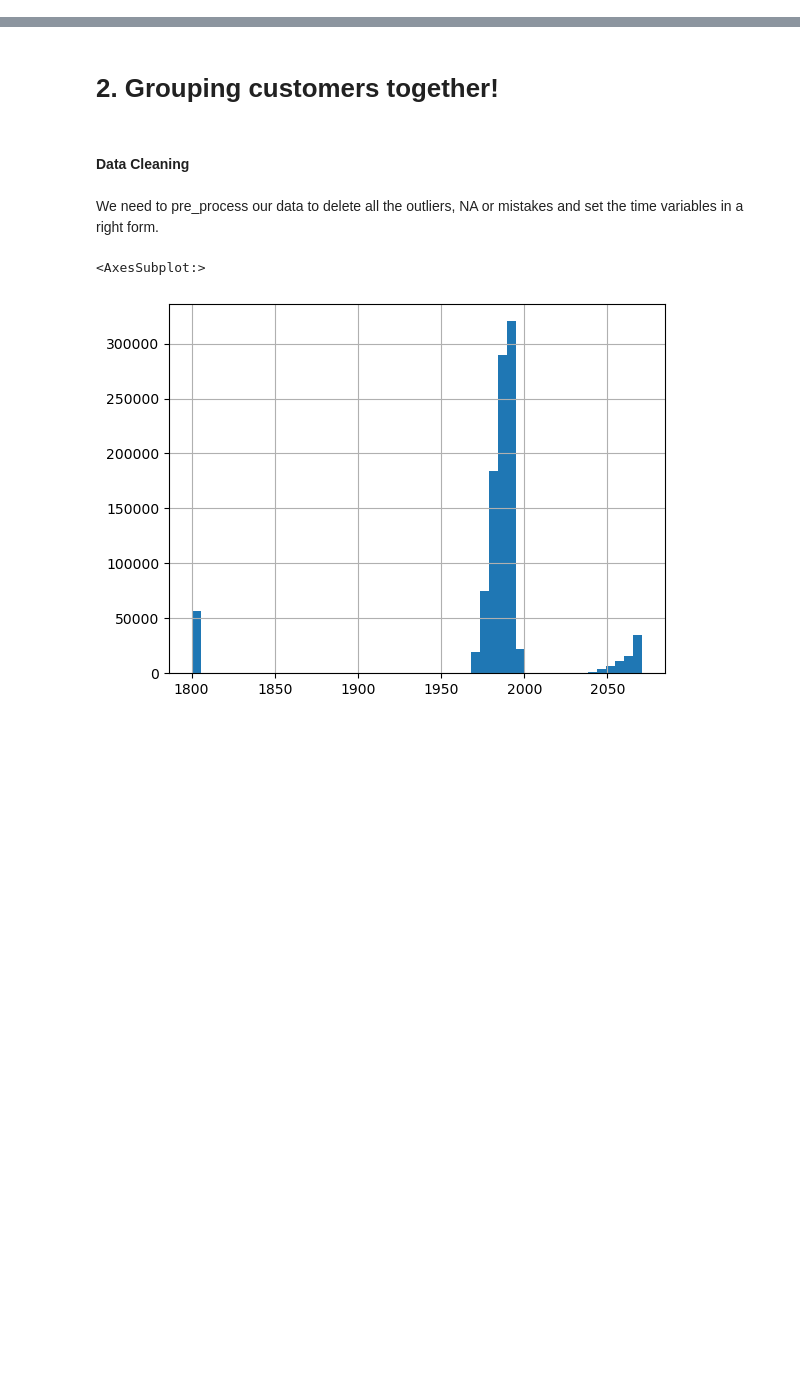
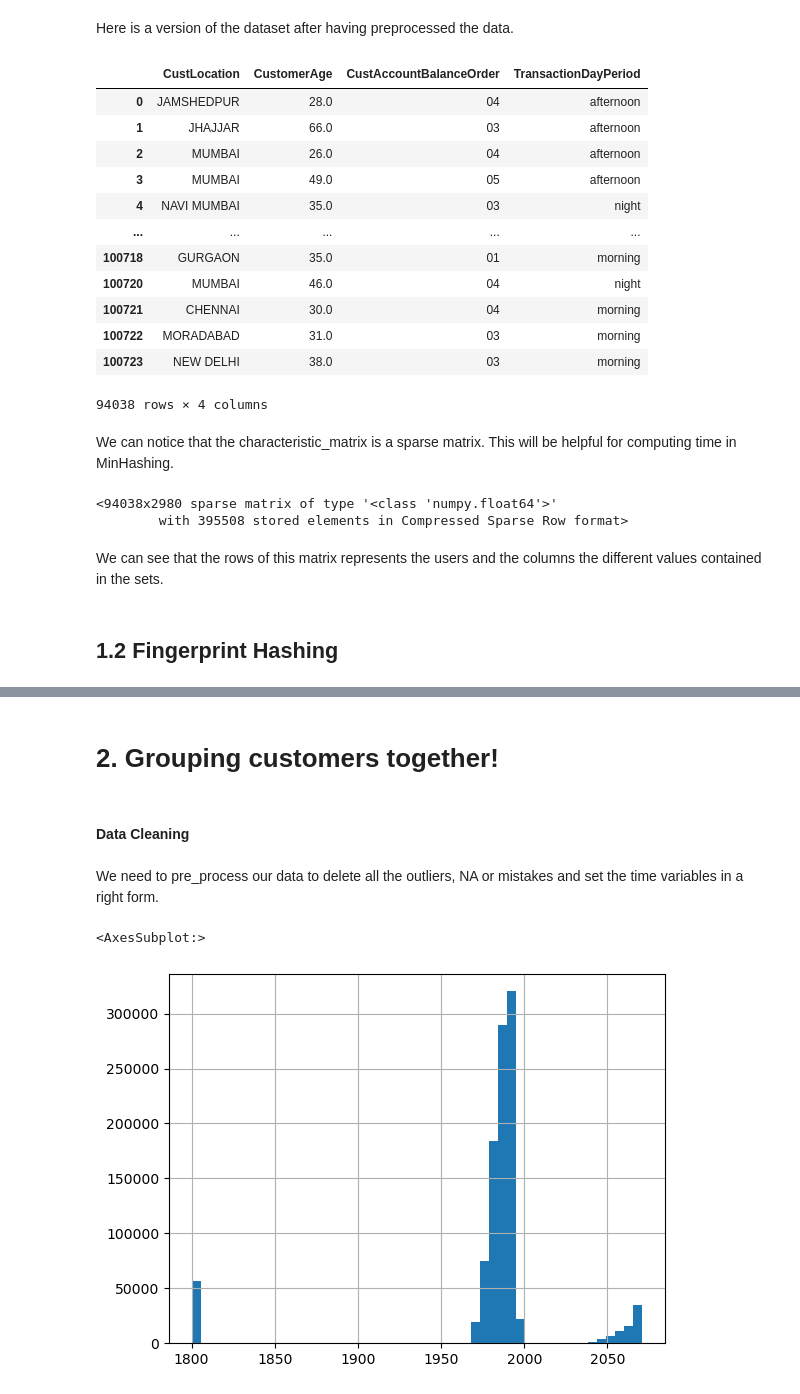
Before and after one commit to YassHarrach/ADM-HW4, a Jupyter notebook: main.ipynb, the cells around one changed output, grey strips where cells are left out. Saved outputs shown, nothing was run; the diff lists cells and outputs as text; code cells hidden in the pictures; blank space fills up the shorter version.

```diff
--- a/main.ipynb
+++ b/main.ipynb
@@ -23,0 +53,3 @@ from sklearn.feature_extraction.text import TfidfVectorizer
+# %%
+df = df.dropna()
+df.isna().sum()
@@ -23,0 +95,3 @@ from sklearn.feature_extraction.text import TfidfVectorizer
+# %%
+df.drop(["TransactionID", "CustomerID"], axis=1, inplace=True)
+df.head()
@@ -23,0 +114,3 @@ from sklearn.feature_extraction.text import TfidfVectorizer
+# %%
+df.drop(df[df['CustGender'].isin(['T'])].index,axis=0,inplace=True)
+df['CustGender'].unique()
@@ -23,0 +187,4 @@ from sklearn.feature_extraction.text import TfidfVectorizer
+# %%
+preprocessed_df = preprocessedData(df[:100000])
+shingles = getShingles(preprocessed_df)
+characteristic_matrix = getCharacteristicMatrix(shingles)
@@ -23,0 +209,29 @@ from sklearn.feature_extraction.text import TfidfVectorizer
+# %% [markdown]
+Here is a version of the dataset after having preprocessed the data.
+# %%
+preprocessed_df
+# %% [output]
+|  | CustLocation | CustomerAge | CustAccountBalanceOrder | TransactionDayPeriod |
+| 0 | JAMSHEDPUR | 28.0 | 04 | afternoon |
+| 1 | JHAJJAR | 66.0 | 03 | afternoon |
+| 2 | MUMBAI | 26.0 | 04 | afternoon |
+| 3 | MUMBAI | 49.0 | 05 | afternoon |
+| 4 | NAVI MUMBAI | 35.0 | 03 | night |
+| ... | ... | ... | ... | ... |
+| 100718 | GURGAON | 35.0 | 01 | morning |
+| 100720 | MUMBAI | 46.0 | 04 | night |
+| 100721 | CHENNAI | 30.0 | 04 | morning |
+| 100722 | MORADABAD | 31.0 | 03 | morning |
+| 100723 | NEW DELHI | 38.0 | 03 | morning |
+94038 rows × 4 columns
+# %% [markdown]
+We can notice that the characteristic_matrix is a sparse matrix. This will be helpful for computing time in MinHashing.
+# %%
+characteristic_matrix
+# %% [output]
+<94038x2980 sparse matrix of type '<class 'numpy.float64'>'
+        with 395508 stored elements in Compressed Sparse Row format>
+# %% [markdown]
+We can see that the rows of this matrix represents the users and the columns the different values contained in the sets.
+# %% [markdown]
+## 1.2 Fingerprint Hashing
```
Also changed, not shown: parts of 64 cells of this notebook.
